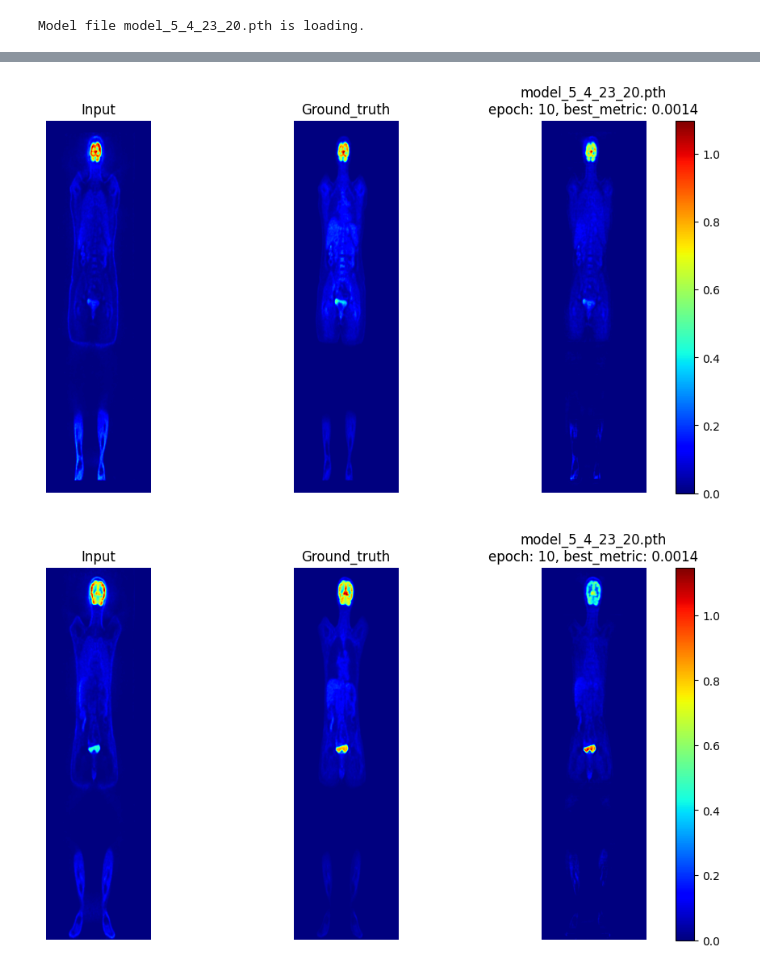
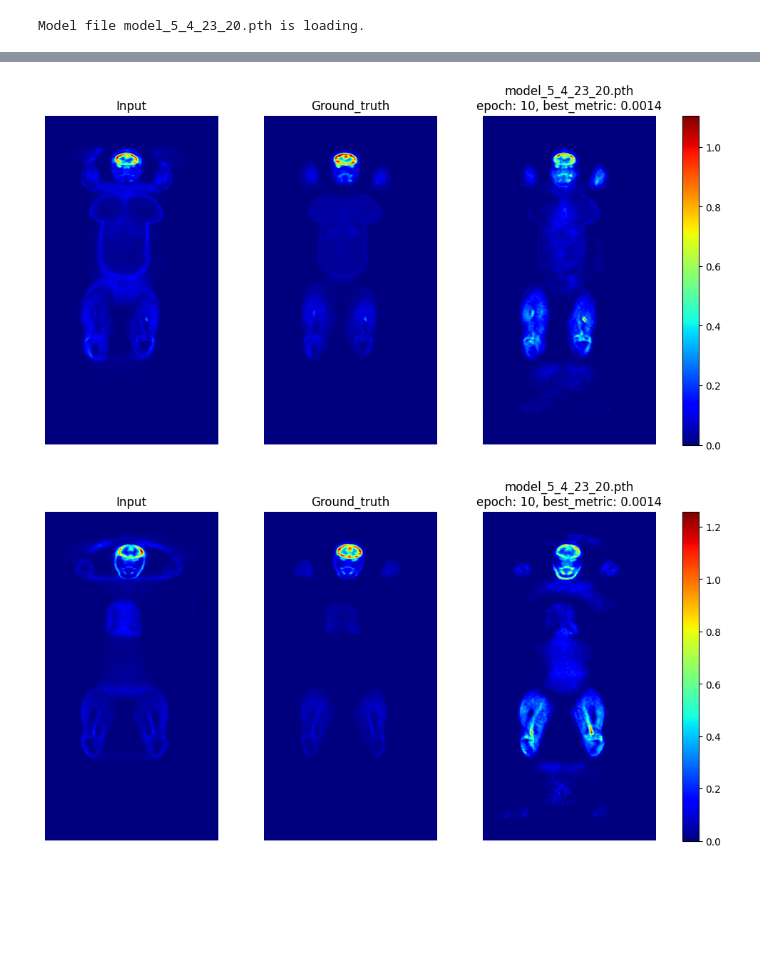
Before and after one commit to s-shahpouri/DL_PET, a Jupyter notebook: Inference_Dyunet.ipynb, the cells around one changed output, grey strips where cells are left out. Saved outputs shown, nothing was run; the diff lists cells and outputs as text; code cells hidden in the pictures; blank space fills up the shorter version.

```diff
--- a/Inference_Dyunet.ipynb
+++ b/Inference_Dyunet.ipynb
@@ -67,13 +73,17 @@ loader_factory = LoaderFactory(
     train_files=train_files,
     val_files=val_files,
     test_files=test_files,
-    patch_size = [168, 168, 16],
-    spacing = [4.07, 4.07, 3.00],
-    spatial_size = (168, 168, 600)
+    # patch_size = [168, 168, 16],
+    # spacing = [4.07, 4.07, 3.00],
+    # spatial_size = (168, 168, 600)
+    patch_size = [336, 336, 16], # For fdg data
+    spacing = [1.92, 1.92, 3.27], # For fdg data
+    # spatial_size = (168, 168, 400)
+    spatial_size = (336, 336, 640) # for Fdg data
     )
 
-train_loader = loader_factory.get_loader('train', batch_size=4, num_workers=2, shuffle=True)
-val_loader = loader_factory.get_loader('val', batch_size=1, num_workers=2, shuffle=False)
+# train_loader = loader_factory.get_loader('train', batch_size=4, num_workers=2, shuffle=True)
+# val_loader = loader_factory.get_loader('val', batch_size=1, num_workers=2, shuffle=False)
 test_loader = loader_factory.get_loader('test', batch_size=1, num_workers=2, shuffle=False)
 # %% [output]
 Test data length: 21
@@ -111,9 +119,9 @@ log_filename = 'log_4_17_19_29.txt' # Ga, new structure. editesh kardam payini r
 # log_filename = 'log_4_26_21_24.txt' # adcm norm 50
 # log_filename = 'log_5_3_15_18.txt' # Tuned for fdg lr = 0.00001
 # log_filename = 'log_5_4_7_19.txt' # Tuned for fdg lr = 0.0001
-# log_filename = 'log_5_4_19_58.txt' # Tuned for fdg lr = 0.001
-log_filename = 'log_5_4.txt' # Tuned for fdg lr = 0.001 khodam save kardam ta epoch 20
-
+log_filename = 'log_5_4_19_58.txt' # Tuned for fdg lr = 0.001
+# log_filename = 'log_5_4.txt' # Tuned for fdg lr = 0.001 khodam save kardam ta epoch 20
+log_filename = 'log_5_18_6_2.txt' # Tuned for fdg lr = 0.001
 log_filepath = log_dir + '/'+ log_filename
 bestmodel_filename, best_metric, best_epoch = find_last_saved_model(log_filepath)
 print(f"Model Filename: {bestmodel_filename}, Best Metric: {best_metric}, Epoch: {best_epoch}")
@@ -239,22 +250,22 @@ test_name
 # %%
 import torch
 from vis import model_visualize_coronal
 
 roi_size = (168, 168, 16)
 sw_batch_size = 64
-slice_number = 95
+slice_number = 150
 
 with torch.no_grad():
     for i, data in enumerate(test_loader):
 
         predict = sliding_window_inference(data["image"].to(device), roi_size,
                           sw_batch_size, model, progress=True, overlap=0.70)
 
         model_visualize_coronal(data, predict, slice_number,
                                 f"{bestmodel_filename}\nepoch: {best_epoch}, best_metric: {best_metric}",
                                 "jet", Norm=False)
         if i == 2:
             break
 # %% [output]
-[figure, old version]
+[figure, new version]
-[figure, old version]
+[figure, new version]
```
Also changed, not shown: parts of 9 cells of this notebook, 8 other files.
